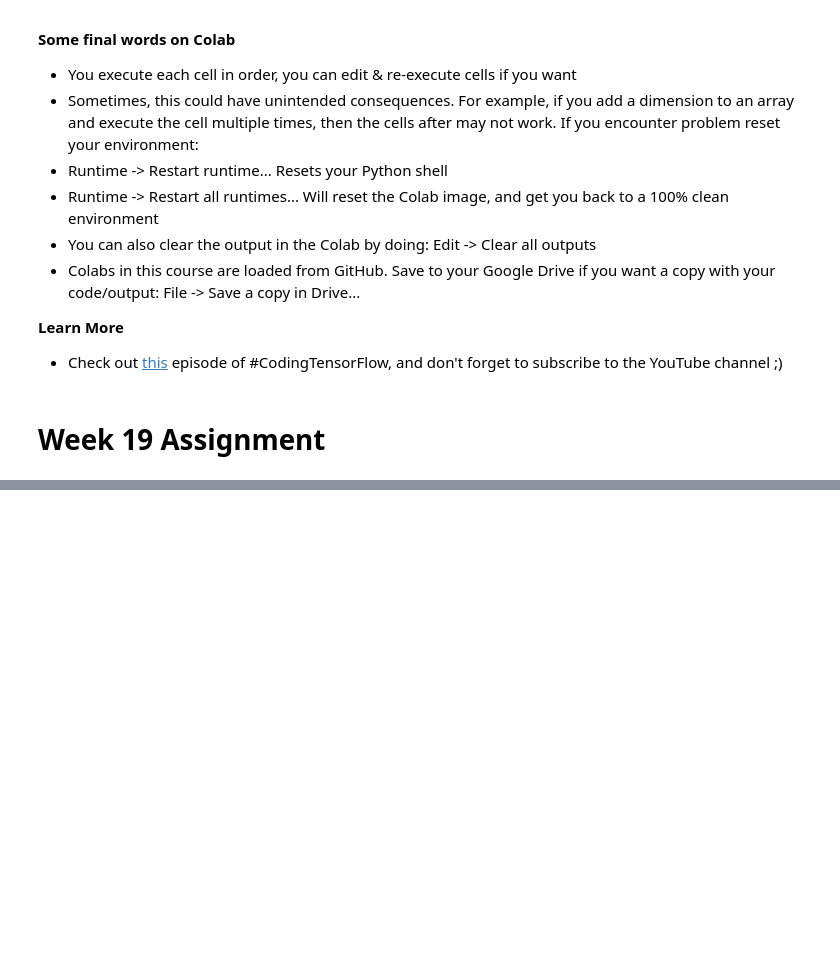
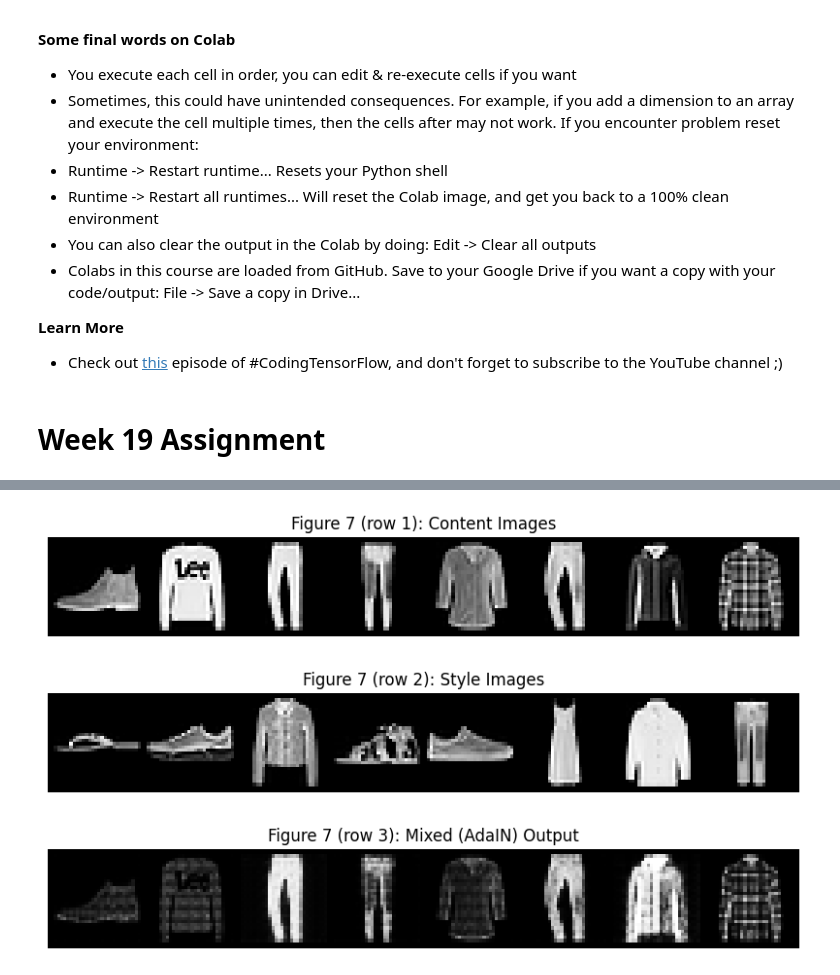
Before and after one commit to keetsraj-droid/MyPYCode, a Jupyter notebook: courses/udacity_intro_to_tensorflow_for_deep_learning/l01c01_introduction_to_colab_and_python.ipynb, the cells around one changed output, grey strips where cells are left out. Drawn from its saved outputs; the diff is of its cells as text; code cells hidden in the pictures; blank space fills up the shorter version.

```diff
--- a/courses/udacity_intro_to_tensorflow_for_deep_learning/l01c01_introduction_to_colab_and_python.ipynb
+++ b/courses/udacity_intro_to_tensorflow_for_deep_learning/l01c01_introduction_to_colab_and_python.ipynb
@@ -443,0 +1017,11 @@ show_grid(reconstructed[:8], nrow=8, title="Reconstructed Output")
+# %%
+# ============================================
+# 5.2 Figure 7: content | style | mixed
+# ============================================
+show_grid(content_imgs, nrow=8, title="Figure 7 (row 1): Content Images")
+show_grid(style_imgs, nrow=8, title="Figure 7 (row 2): Style Images")
+show_grid(mixed_imgs, nrow=8, title="Figure 7 (row 3): Mixed (AdaIN) Output")
+# %% [output]
+[figure, added]
+[figure, added]
+[figure, added]
```
Also changed, not shown: parts of 22 cells of this notebook.
